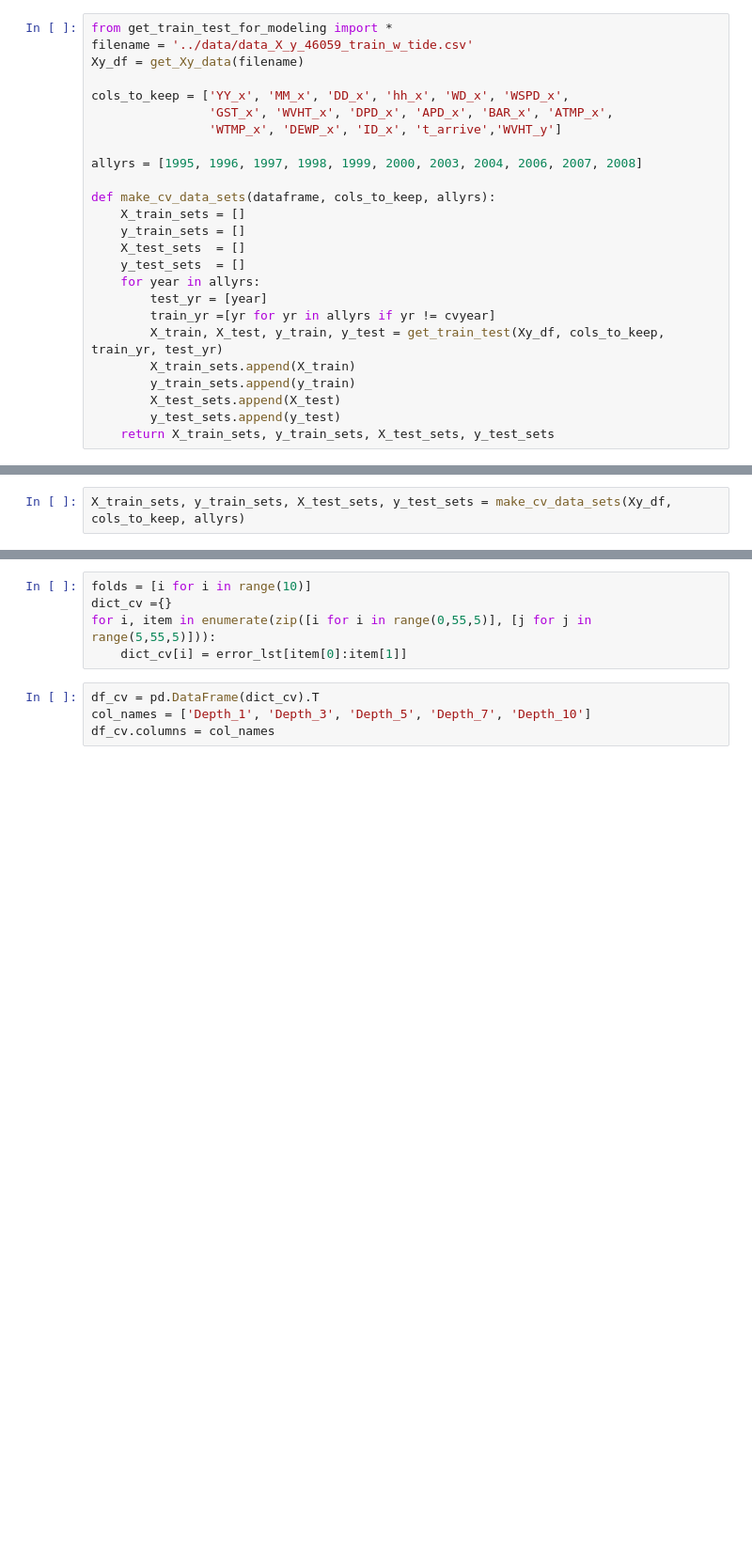
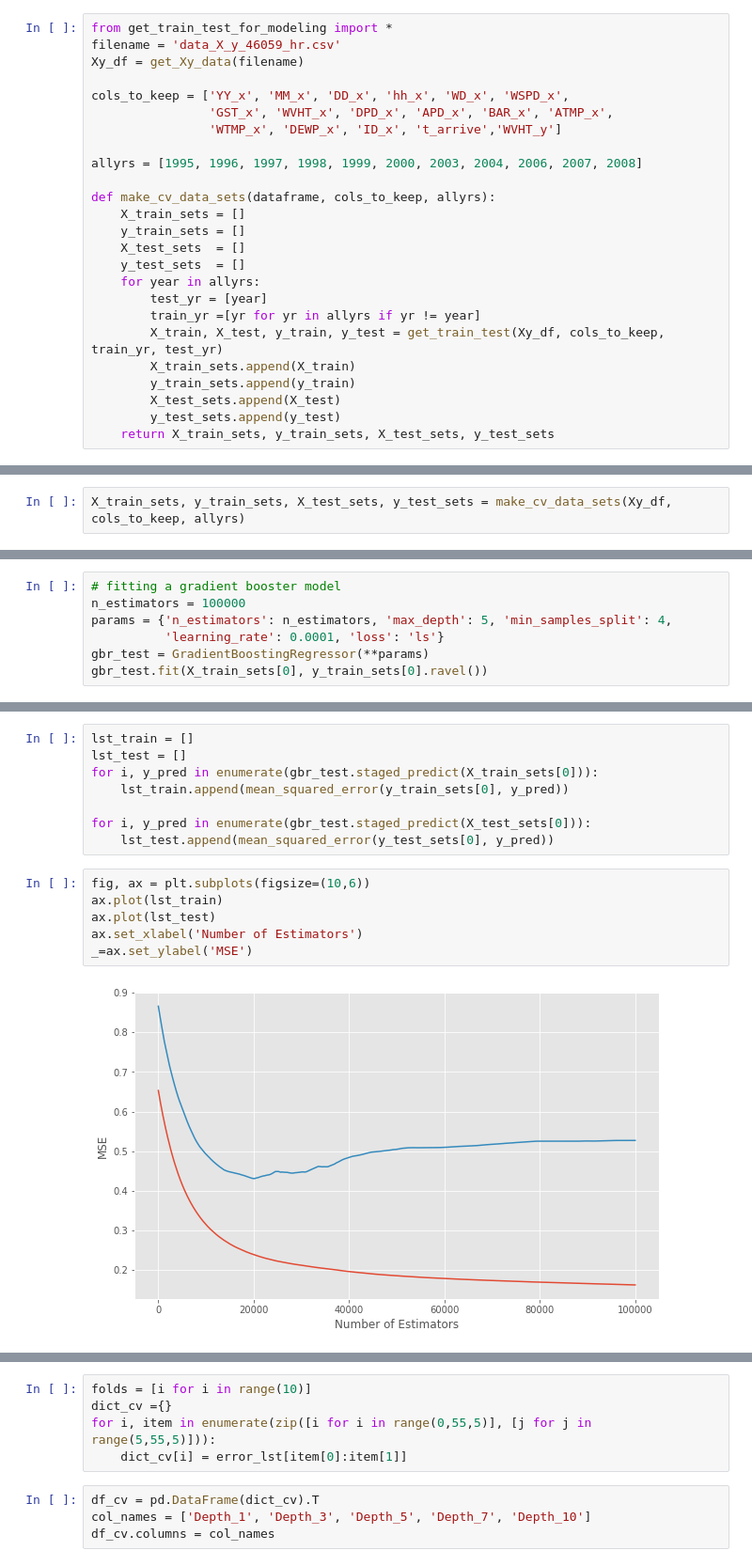
Before and after one commit to abulho/Surf_Prediction, a Jupyter notebook: src/30_Jan_2018_Modeling_Cross_Validation_Tree_Depth.ipynb, the cells around one changed output, grey strips where cells are left out. Shown: that part at 94% size. Drawn from its saved outputs; the diff is of its cells as text; blank space fills up the shorter version.

```diff
--- a/src/30_Jan_2018_Modeling_Cross_Validation_Tree_Depth.ipynb
+++ b/src/30_Jan_2018_Modeling_Cross_Validation_Tree_Depth.ipynb
@@ -21,7 +22,7 @@ import pickle
 plt.style.use('ggplot')
 # %%
 from get_train_test_for_modeling import *
-filename = '../data/data_X_y_46059_train_w_tide.csv'
+filename = 'data_X_y_46059_hr.csv'
 Xy_df = get_Xy_data(filename)
 
 cols_to_keep = ['YY_x', 'MM_x', 'DD_x', 'hh_x', 'WD_x', 'WSPD_x',
@@ -37,7 +38,7 @@ def make_cv_data_sets(dataframe, cols_to_keep, allyrs):
     y_test_sets  = []
     for year in allyrs:
         test_yr = [year]
-        train_yr =[yr for yr in allyrs if yr != cvyear]
+        train_yr =[yr for yr in allyrs if yr != year]
         X_train, X_test, y_train, y_test = get_train_test(Xy_df, cols_to_keep, train_yr, test_yr)
         X_train_sets.append(X_train)
         y_train_sets.append(y_train)
@@ -48,0 +78,7 @@ X_train_sets, y_train_sets, X_test_sets, y_test_sets = make_cv_data_sets(Xy_df,
+# %%
+# fitting a gradient booster model
+n_estimators = 100000
+params = {'n_estimators': n_estimators, 'max_depth': 5, 'min_samples_split': 4,
+          'learning_rate': 0.0001, 'loss': 'ls'}
+gbr_test = GradientBoostingRegressor(**params)
+gbr_test.fit(X_train_sets[0], y_train_sets[0].ravel())
@@ -48,0 +94,16 @@ X_train_sets, y_train_sets, X_test_sets, y_test_sets = make_cv_data_sets(Xy_df,
+# %%
+lst_train = []
+lst_test = []
+for i, y_pred in enumerate(gbr_test.staged_predict(X_train_sets[0])):
+    lst_train.append(mean_squared_error(y_train_sets[0], y_pred))
+
+for i, y_pred in enumerate(gbr_test.staged_predict(X_test_sets[0])):
+    lst_test.append(mean_squared_error(y_test_sets[0], y_pred))
+# %%
+fig, ax = plt.subplots(figsize=(10,6))
+ax.plot(lst_train)
+ax.plot(lst_test)
+ax.set_xlabel('Number of Estimators')
+_=ax.set_ylabel('MSE')
+# %% [output]
+[figure, added]
```
Also changed, not shown: parts of 20 cells of this notebook, 4 other files.
